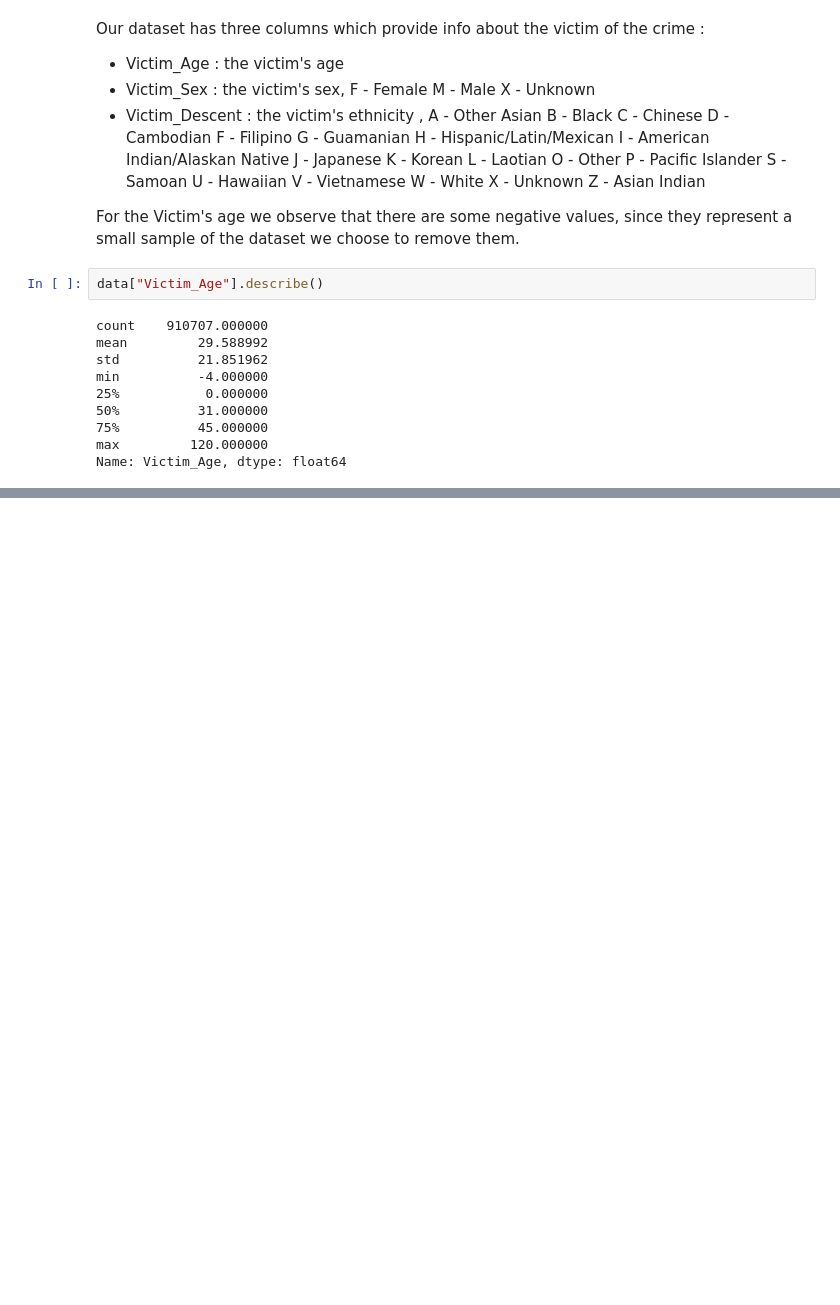
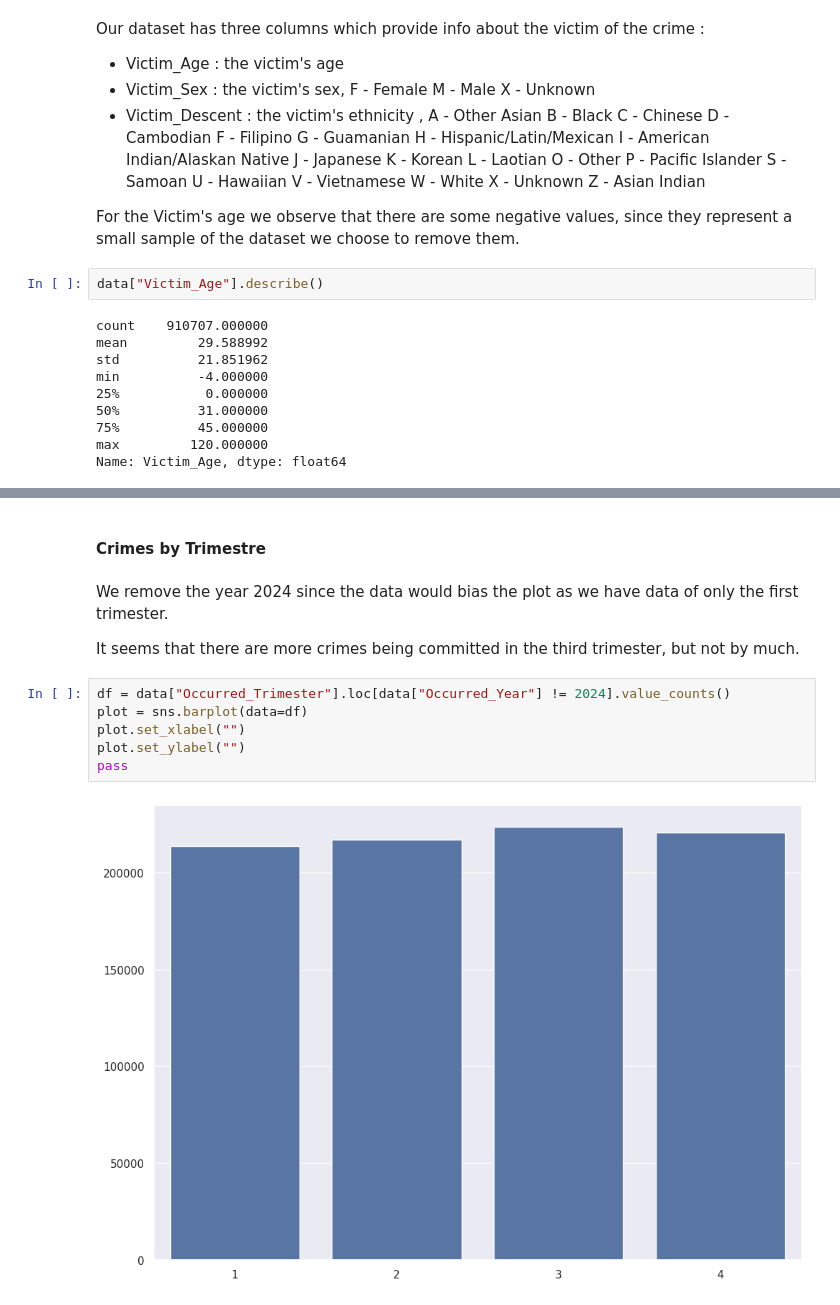
Before and after one commit to AyoubLaar/Data-Mining-Project, a Jupyter notebook: notebook.ipynb, the cells around one changed output, grey strips where cells are left out. Saved outputs shown, nothing was run; the diff lists cells and outputs as text; blank space fills up the shorter version.

```diff
--- a/notebook.ipynb
+++ b/notebook.ipynb
@@ -490,0 +886,13 @@ KeyError: "['Victim_Sexe'] not in index"
+# %% [markdown]
+<h4>Crimes by Trimestre</h4>
+# %% [markdown]
+<p>We remove the year 2024 since the data would bias the plot as we have data of only the first trimester.</p>
+<p>It seems that there are more crimes being committed in the third trimester, but not by much.</p>
+# %%
+df = data["Occurred_Trimester"].loc[data["Occurred_Year"] != 2024].value_counts()
+plot = sns.barplot(data=df)
+plot.set_xlabel("")
+plot.set_ylabel("")
+pass
+# %% [output]
+[figure, added]
```
Also changed, not shown: parts of 70 cells of this notebook, 1 other file.
